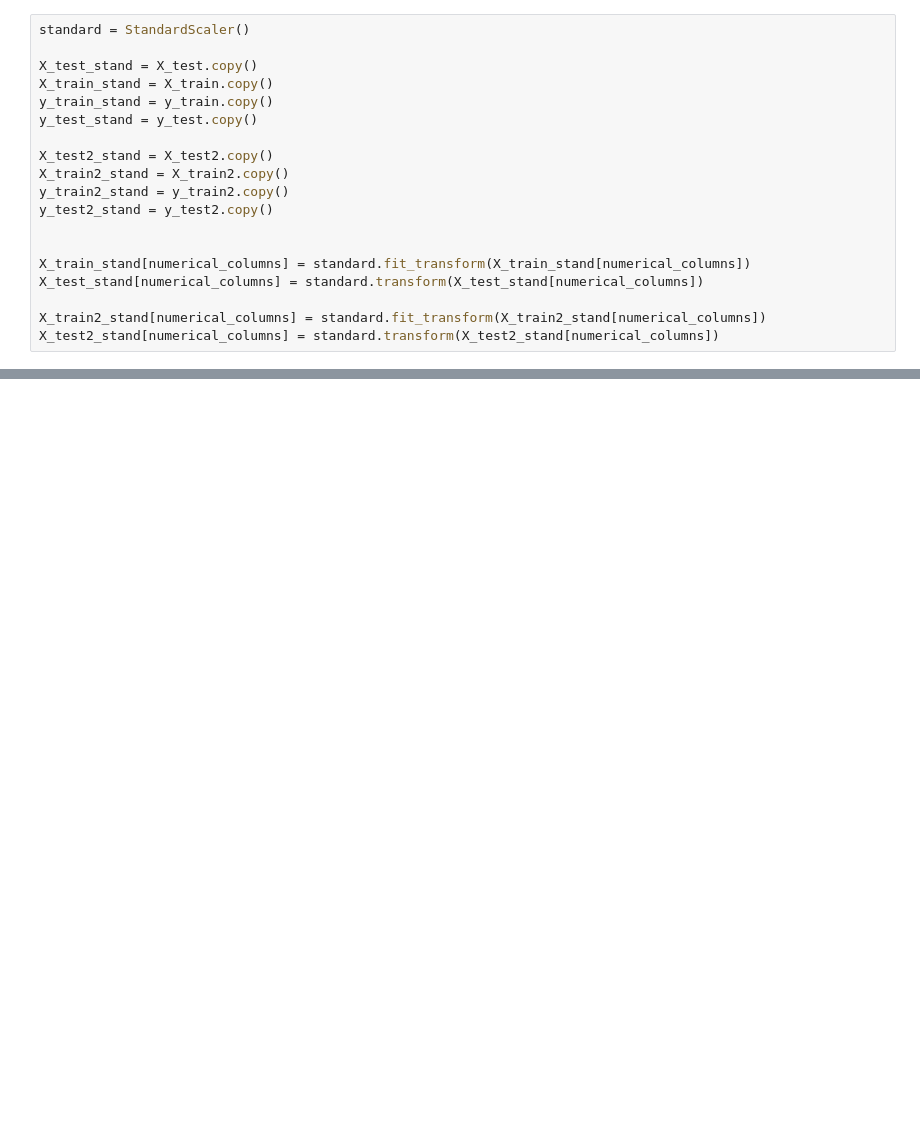
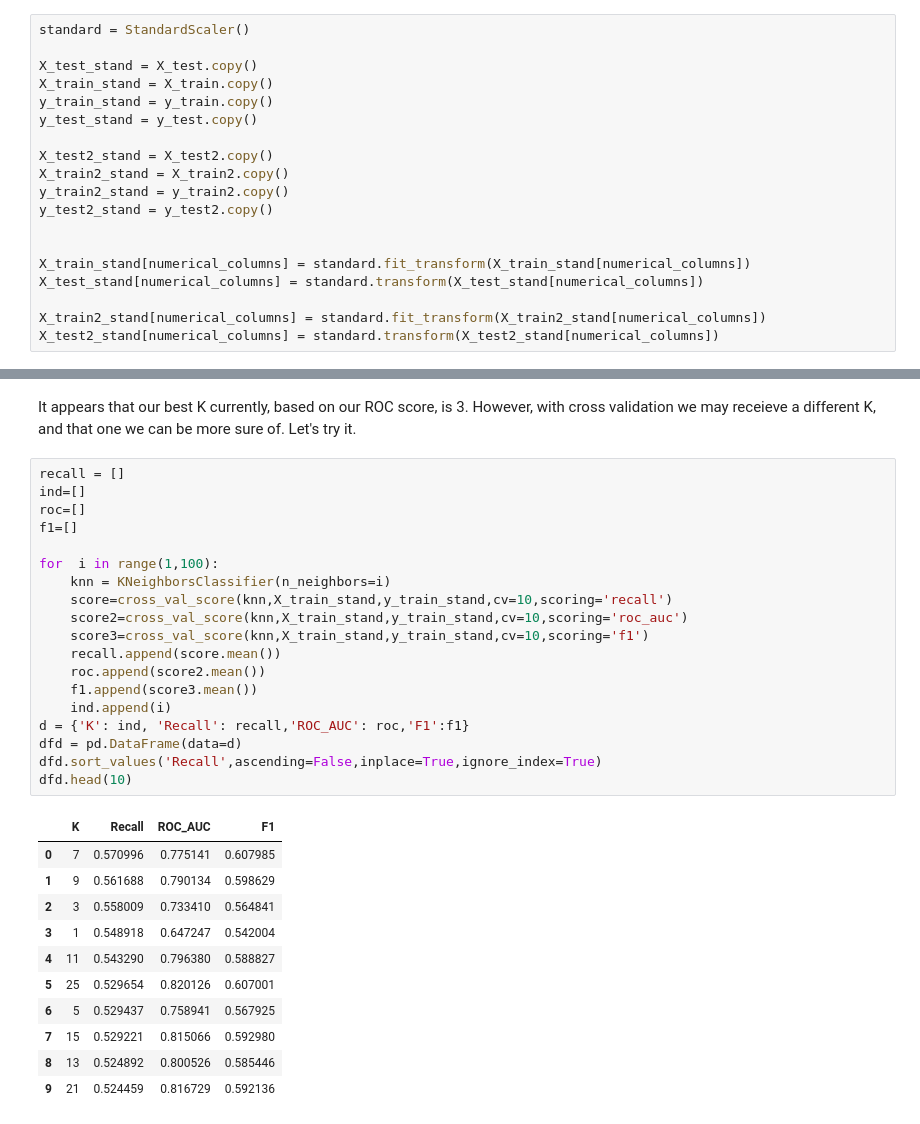
Before and after one commit to Aviost111/Diabetes_Predictions, a Jupyter notebook: DIABETES CLASSIFICATION PROJECT.ipynb, the cells around one changed output, grey strips where cells are left out. Cells and saved outputs as stored; diff of their text form; blank space fills up the shorter version.

```diff
--- a/DIABETES CLASSIFICATION PROJECT.ipynb
+++ b/DIABETES CLASSIFICATION PROJECT.ipynb
@@ -411,0 +600,33 @@ It is important to note that we will also be using the following metric tools fo
+# %% [markdown]
+It appears that our best K currently, based on our ROC score, is 3. However, with cross validation we may receieve a different K, and that one we can be more sure of. Let's try it.
+# %%
+recall = []
+ind=[]
+roc=[]
+f1=[]
+
+for  i in range(1,100):
+    knn = KNeighborsClassifier(n_neighbors=i)
+    score=cross_val_score(knn,X_train_stand,y_train_stand,cv=10,scoring='recall')
+    score2=cross_val_score(knn,X_train_stand,y_train_stand,cv=10,scoring='roc_auc')
+    score3=cross_val_score(knn,X_train_stand,y_train_stand,cv=10,scoring='f1')
+    recall.append(score.mean())
+    roc.append(score2.mean())
+    f1.append(score3.mean())
+    ind.append(i)
+d = {'K': ind, 'Recall': recall,'ROC_AUC': roc,'F1':f1}
+dfd = pd.DataFrame(data=d)
+dfd.sort_values('Recall',ascending=False,inplace=True,ignore_index=True)
+dfd.head(10)
+# %% [output]
+|  | K | Recall | ROC_AUC | F1 |
+| 0 | 7 | 0.570996 | 0.775141 | 0.607985 |
+| 1 | 9 | 0.561688 | 0.790134 | 0.598629 |
+| 2 | 3 | 0.558009 | 0.733410 | 0.564841 |
+| 3 | 1 | 0.548918 | 0.647247 | 0.542004 |
+| 4 | 11 | 0.543290 | 0.796380 | 0.588827 |
+| 5 | 25 | 0.529654 | 0.820126 | 0.607001 |
+| 6 | 5 | 0.529437 | 0.758941 | 0.567925 |
+| 7 | 15 | 0.529221 | 0.815066 | 0.592980 |
+| 8 | 13 | 0.524892 | 0.800526 | 0.585446 |
+| 9 | 21 | 0.524459 | 0.816729 | 0.592136 |
```
Also changed, not shown: parts of 13 cells of this notebook.
